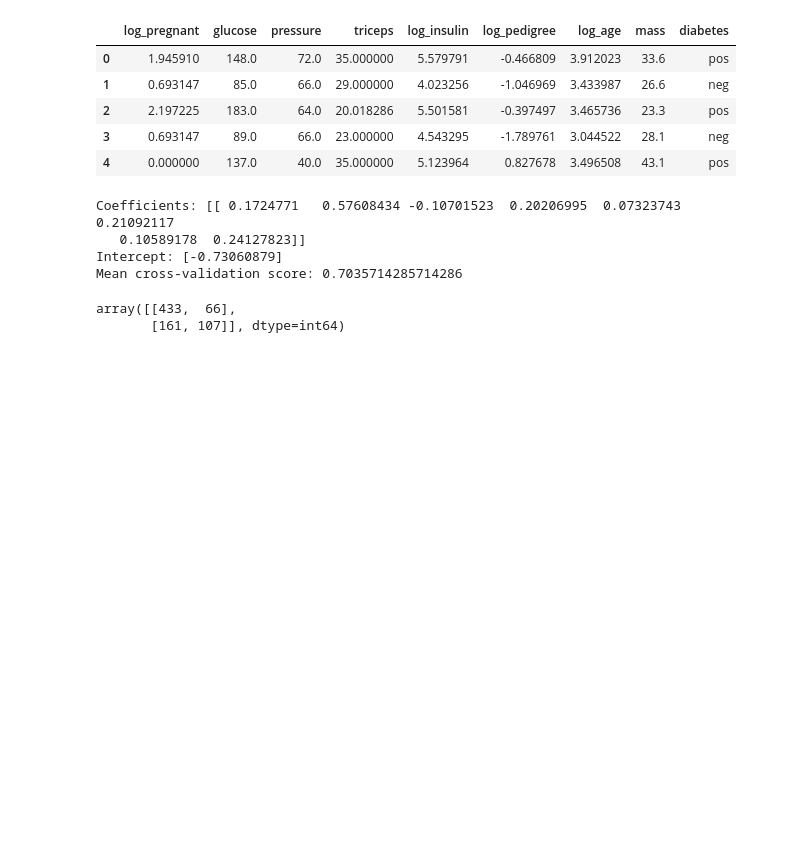
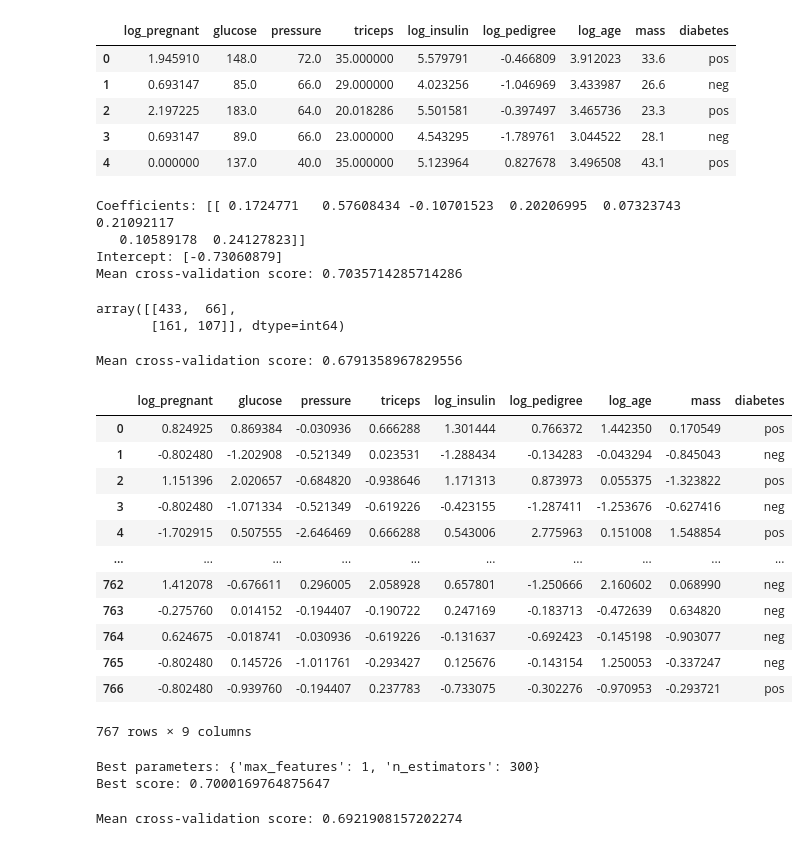
Before and after one commit to darthaydar/Data-Science-Project-Pima, a Jupyter notebook: pima_modeling.ipynb, the cells around one changed output. Drawn from its saved outputs; the diff is of its cells as text; code cells hidden in the pictures; blank space fills up the shorter version.

```diff
--- a/pima_modeling.ipynb
+++ b/pima_modeling.ipynb
@@ -50,3 +49,78 @@ Intercept: [-0.73060879]
 Mean cross-validation score: 0.7035714285714286
 array([[433,  66],
        [161, 107]], dtype=int64)
+# %%
+from sklearn.ensemble import RandomForestClassifier
+from sklearn.model_selection import cross_val_score
+
+# Create an instance of RandomForestClassifier
+rf_model = RandomForestClassifier()
+
+# Perform cross-validation
+cv_scores = cross_val_score(rf_model, predictors_standard, target, cv=5)
+
+# Print the mean cross-validation score
+print("Mean cross-validation score:", cv_scores.mean())
+# %% [output]
+Mean cross-validation score: 0.6791358967829556
+# %%
+import pandas as pd
+
+# Create a new DataFrame with predictors_standard and target as columns
+new_df = pd.concat([pd.DataFrame(predictors_standard, columns=pima_clean.columns[:-1]), target], axis=1)
+
+# Assign the new DataFrame to pima_clean
+new_df
+# %% [output]
+|  | log_pregnant | glucose | pressure | triceps | log_insulin | log_pedigree | log_age | mass | diabetes |
+| 0 | 0.824925 | 0.869384 | -0.030936 | 0.666288 | 1.301444 | 0.766372 | 1.442350 | 0.170549 | pos |
+| 1 | -0.802480 | -1.202908 | -0.521349 | 0.023531 | -1.288434 | -0.134283 | -0.043294 | -0.845043 | neg |
+| 2 | 1.151396 | 2.020657 | -0.684820 | -0.938646 | 1.171313 | 0.873973 | 0.055375 | -1.323822 | pos |
+| 3 | -0.802480 | -1.071334 | -0.521349 | -0.619226 | -0.423155 | -1.287411 | -1.253676 | -0.627416 | neg |
+| 4 | -1.702915 | 0.507555 | -2.646469 | 0.666288 | 0.543006 | 2.775963 | 0.151008 | 1.548854 | pos |
+| ... | ... | ... | ... | ... | ... | ... | ... | ... | ... |
+| 762 | 1.412078 | -0.676611 | 0.296005 | 2.058928 | 0.657801 | -1.250666 | 2.160602 | 0.068990 | neg |
+| 763 | -0.275760 | 0.014152 | -0.194407 | -0.190722 | 0.247169 | -0.183713 | -0.472639 | 0.634820 | neg |
+| 764 | 0.624675 | -0.018741 | -0.030936 | -0.619226 | -0.131637 | -0.692423 | -0.145198 | -0.903077 | neg |
+| 765 | -0.802480 | 0.145726 | -1.011761 | -0.293427 | 0.125676 | -0.143154 | 1.250053 | -0.337247 | neg |
+| 766 | -0.802480 | -0.939760 | -0.194407 | 0.237783 | -0.733075 | -0.302276 | -0.970953 | -0.293721 | pos |
+767 rows × 9 columns
+# %%
+from sklearn.ensemble import RandomForestClassifier
+from sklearn.model_selection import GridSearchCV
+
+# Define the parameter grid
+param_grid = {
+    'n_estimators': [100, 300, 500],  # Number of trees
+    'max_features': [0.25, 0.5, 1]  # mtry
+}
+
+# Create an instance of the RandomForestClassifier
+rf_model = RandomForestClassifier()
+
+# Create an instance of GridSearchCV
+grid_search = GridSearchCV(estimator=rf_model, param_grid=param_grid, cv=5)
+
+# Fit the grid search to the data
+grid_search.fit(predictors_standard, target)
+
+# Get the best parameters and best score
+best_params = grid_search.best_params_
+best_score = grid_search.best_score_
+
+print("Best parameters:", best_params)
+print("Best score:", best_score)
+# %% [output]
+Best parameters: {'max_features': 1, 'n_estimators': 300}
+Best score: 0.7000169764875647
+# %%
+# Create an instance of RandomForestClassifier
+rf_model = RandomForestClassifier(max_features=1, n_estimators=300, random_state=123)
+
+# Perform cross-validation
+cv_scores = cross_val_score(rf_model, predictors_standard, target, cv=5)
+
+# Print the mean cross-validation score
+print("Mean cross-validation score:", cv_scores.mean())
+# %% [output]
+Mean cross-validation score: 0.6921908157202274
```
Also changed, not shown: parts of 11 cells of this notebook.
